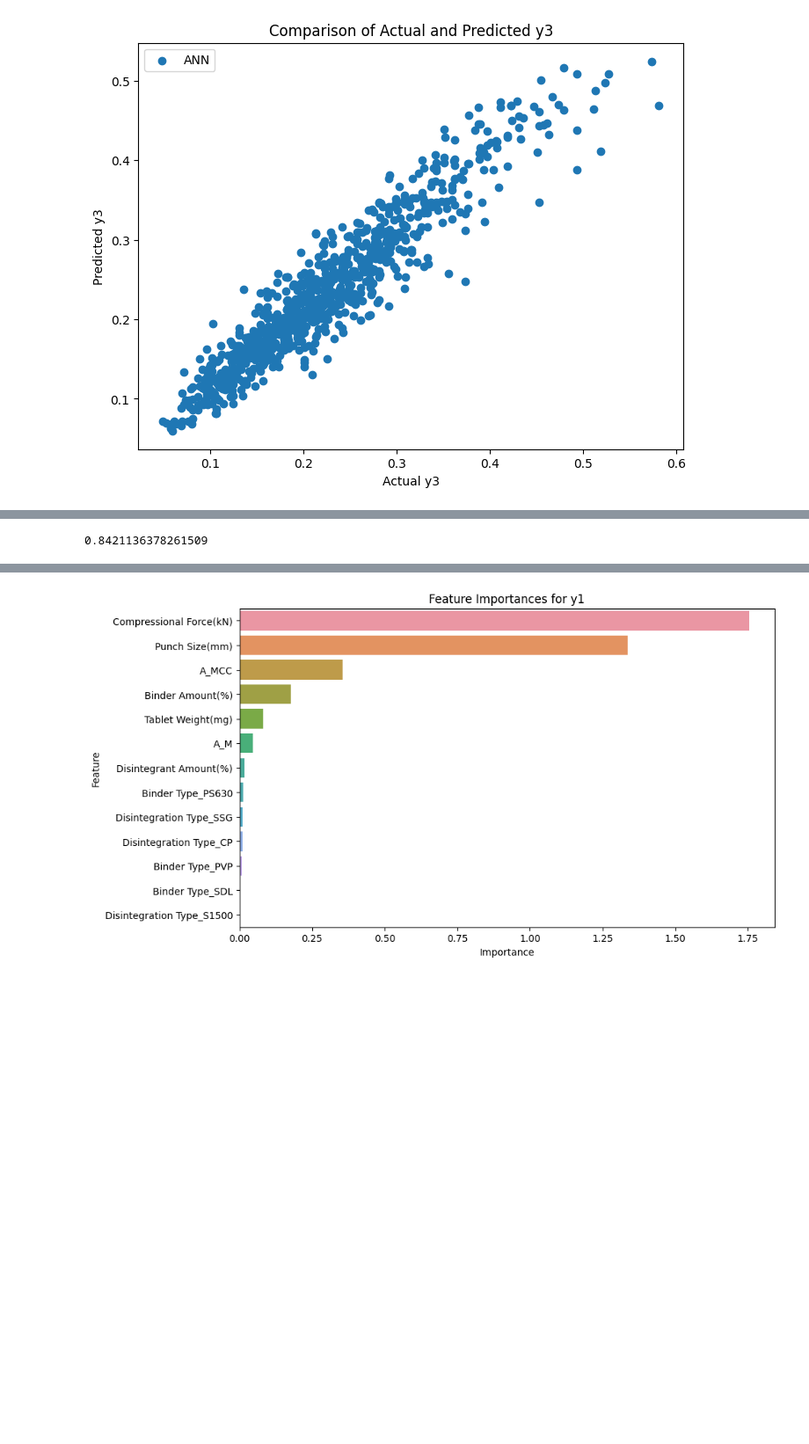
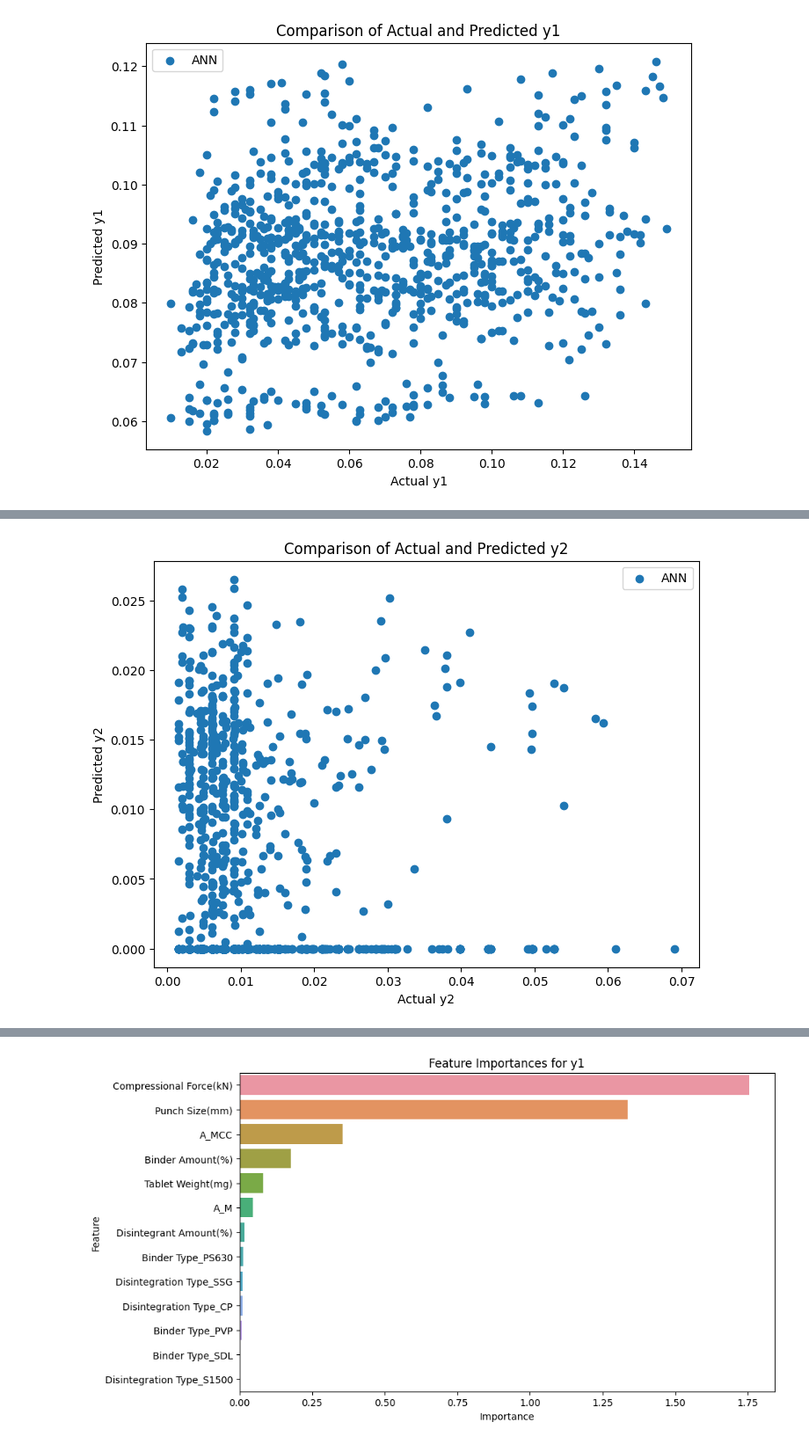
Before and after one commit to Swayamprakashpatel/IR_Tablet, a Jupyter notebook: IR_Tablet.ipynb, the cells around one changed output, grey strips where cells are left out. Shown at 88% size. Cells and saved outputs as stored; diff of their text form; code cells hidden in the pictures; blank space fills up the shorter version.

```diff
--- a/IR_Tablet.ipynb
+++ b/IR_Tablet.ipynb
@@ -108,12 +108,12 @@ knn_mse_y3 = mean_squared_error(y3_test, y3_pred_knn)
 # Artificial Neural Network (ANN) for y1
 filepath_y1 = '/content/drive/My Drive/y1.hdf5'
 checkpoint = [tf.keras.callbacks.ModelCheckpoint(filepath_y1, monitor='val_root_mean_squared_error', mode='min', save_best_only=True, Save_weights_only = False, verbose = 1),
-              tf.keras.callbacks.EarlyStopping(monitor='val_root_mean_squared_error', patience=2, verbose =1)]
+              tf.keras.callbacks.EarlyStopping(monitor='val_root_mean_squared_error', patience=369, verbose =1)]
 
 ann_y1 = tf.keras.Sequential([
-                             tf.keras.layers.Dense(75, activation='relu', input_shape=(13,)),
-                             #tf.keras.layers.Dense(111, activation='relu'),
-                             #tf.keras.layers.Dense(1762, activation='relu'),
+                             tf.keras.layers.Dense(369, activation='relu', input_shape=(13,)),
+                             tf.keras.layers.Dense(369, activation='relu'),
+                             tf.keras.layers.Dense(369, activation='relu'),
                              tf.keras.layers.Dense(1, activation ='relu')])
 
 ann_y1.compile(optimizer=tf.keras.optimizers.SGD(learning_rate = 0.1), loss=tf.keras.losses.MeanSquaredError(), metrics=[tf.keras.metrics.RootMeanSquaredError()])
@@ -123,12 +123,12 @@ y1_pred_ann = ann_y1.predict(X_test)
 # Artificial Neural Network (ANN) for y2
 filepath_y2 = '/content/drive/My Drive/y2.hdf5'
 checkpoint = [tf.keras.callbacks.ModelCheckpoint(filepath_y2, monitor='val_root_mean_squared_error', mode='min', save_best_only=True, Save_weights_only = False, verbose = 1),
-              tf.keras.callbacks.EarlyStopping(monitor='val_root_mean_squared_error', patience=2, verbose =1)]
+              tf.keras.callbacks.EarlyStopping(monitor='val_root_mean_squared_error', patience=369, verbose =1)]
 
 ann_y2 = tf.keras.Sequential([
-                             tf.keras.layers.Dense(5, activation='relu', input_shape=(13,)),
-                             #tf.keras.layers.Dense(515, activation='relu'),
-                             #tf.keras.layers.Dense(1762, activation='relu'),
+                             tf.keras.layers.Dense(369, activation='relu', input_shape=(13,)),
+                             tf.keras.layers.Dense(369, activation='relu'),
+                             tf.keras.layers.Dense(369, activation='relu'),
                              tf.keras.layers.Dense(1, activation ='relu')])
 
 ann_y2.compile(optimizer=tf.keras.optimizers.SGD(learning_rate = 0.1), loss=tf.keras.losses.MeanSquaredError(), metrics=[tf.keras.metrics.RootMeanSquaredError()])
@@ -138,7 +138,7 @@ y2_pred_ann = ann_y2.predict(X_test)
 # Artificial Neural Network (ANN) for y3
 filepath_y3 = '/content/drive/My Drive/y3.hdf5'
 checkpoint = [tf.keras.callbacks.ModelCheckpoint(filepath_y3, monitor='val_root_mean_squared_error', mode='min', save_best_only=True, Save_weights_only = False, verbose = 1),
-              tf.keras.callbacks.EarlyStopping(monitor='val_root_mean_squared_error', patience=350, verbose =1)]
+              tf.keras.callbacks.EarlyStopping(monitor='val_root_mean_squared_error', patience=369, verbose =1)]
 
 ann_y3 = tf.keras.Sequential([
                              tf.keras.layers.Dense(369, activation='relu', input_shape=(13,)),
@@ -341,9 +406,30 @@ ANN MSE for y3: 0.001280755664758612
 [figure]
 # %%
+y1_pred_ann_all = ann_y1.predict(X_encoded)
+# Create a scatter plot to compare predicted and actual values for y3
+plt.figure(figsize=(8, 6))
+plt.scatter(y1, y1_pred_ann_all, label='ANN')
+plt.xlabel('Actual y1')
+plt.ylabel('Predicted y1')
+plt.title('Comparison of Actual and Predicted y1')
+plt.legend()
+plt.show()
+
+
+y2_pred_ann_all = ann_y2.predict(X_encoded)
+# Create a scatter plot to compare predicted and actual values for y3
+plt.figure(figsize=(8, 6))
+plt.scatter(y2, y2_pred_ann_all, label='ANN')
+plt.xlabel('Actual y2')
+plt.ylabel('Predicted y2')
+plt.title('Comparison of Actual and Predicted y2')
+plt.legend()
+plt.show()
+
 y3_pred_ann_all = ann_y3.predict(X_encoded)
 # Create a scatter plot to compare predicted and actual values for y3
 plt.figure(figsize=(8, 6))
-plt.scatter(y3, y3_pred, label='ANN')
+plt.scatter(y3, y3_pred_ann_all, label='ANN')
 plt.xlabel('Actual y3')
 plt.ylabel('Predicted y3')
 plt.title('Comparison of Actual and Predicted y3')
@@ -354 +440 @@ plt.show()
-[figure, old version]
+[figure, new version]
@@ -354,0 +442 @@ plt.show()
+[figure, added]
@@ -355,6 +444,0 @@ plt.show()
-# %%
-r2_y3_ann_all = r2_score(y3, y3_pred_ann_all)
-
-print(r2_y3_ann_all)
-# %% [output]
-0.8421136378261509
```
Also changed, not shown: parts of 6 cells of this notebook.
